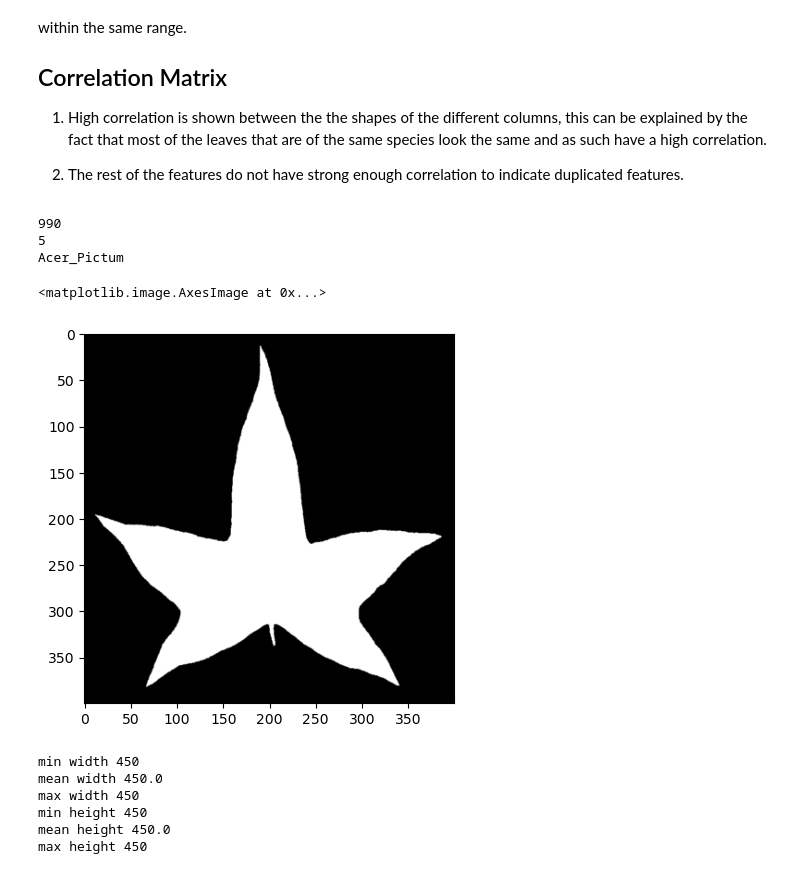
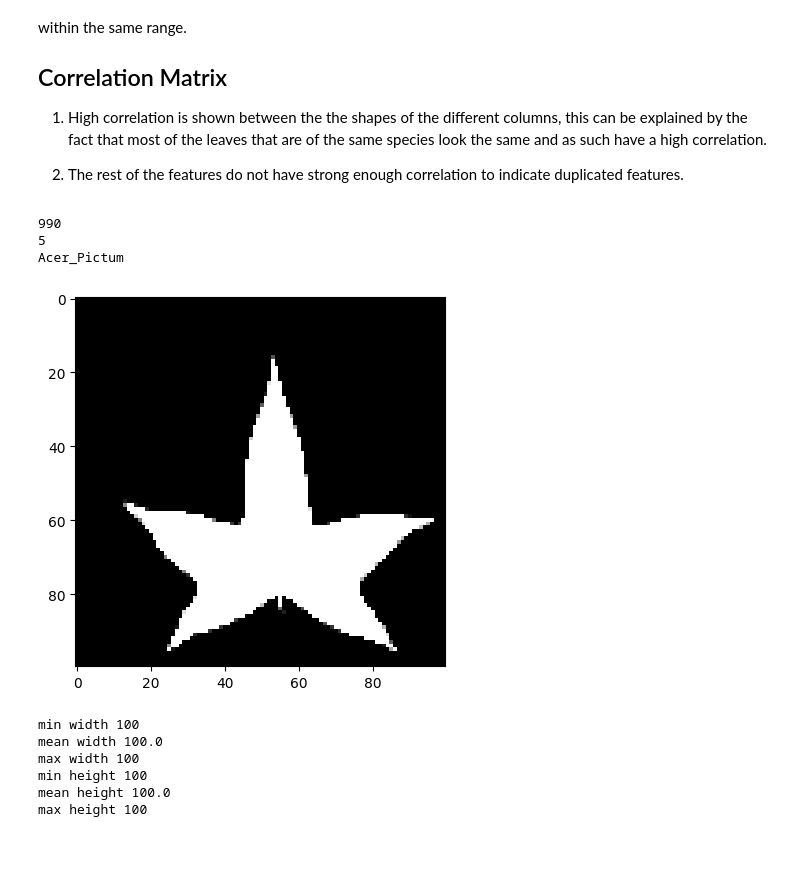
Before and after one commit to a-elhawary/leaf_classifier_cnn, a Jupyter notebook: project.ipynb, the cells around one changed output. Drawn from its saved outputs; the diff is of its cells as text; code cells hidden in the pictures; blank space fills up the shorter version.

```diff
--- a/project.ipynb
+++ b/project.ipynb
@@ -115,21 +120,33 @@ from tqdm import tqdm
 
 PYTORCH_MPS_HIGH_WATERMARK_RATIO=0.0
 # %%
-t = transforms.Compose([transforms.Resize((400, 400)),transforms.Grayscale(num_output_channels=1), transforms.ToTensor()])
+class SquarePad:
+	def __call__(self, image):
+		_, w, h = image.shape
+		max_wh = np.max([w, h])
+		hp = int((max_wh - w) / 2)
+		vp = int((max_wh - h) / 2)
+		padding = (hp, vp, hp, vp)
+		return F.pad(image, padding, 'constant')
+
+t = transforms.Compose([transforms.ToTensor(),transforms.Grayscale(num_output_channels=1), SquarePad(), transforms.Resize((100, 100))])
 data = ImageFolder("data", transform=t)
 
 print(len(data))
 
 image, label = data[50]
 print(label)
 print(data.classes[label])
 plt.imshow(transforms.functional.to_pil_image(image), cmap="gray")
+
+len_train = int(len(data)*0.8)
+len_test = len(data) - len_train
+train_set, test_set = torch.utils.data.random_split(data, [len_train, len_test])
 # %% [output]
 990
 5
 Acer_Pictum
-<matplotlib.image.AxesImage at 0x...>
-[figure, old version]
+[figure, new version]
 # %%
 # This cell was made to figure out how to best resize the images.
 
@@ -169,12 +186,12 @@ print("min height", minH)
 print("mean height", meanH / count)
 print("max height", maxH)
 # %% [output]
-min width 450
-mean width 450.0
-max width 450
-min height 450
-mean height 450.0
-max height 450
+min width 100
+mean width 100.0
+max width 100
+min height 100
+mean height 100.0
+max height 100
 # %%
 def createRes(input_channels):
     return nn.Sequential(
```
Also changed, not shown: parts of 9 cells of this notebook, 2 other files.
